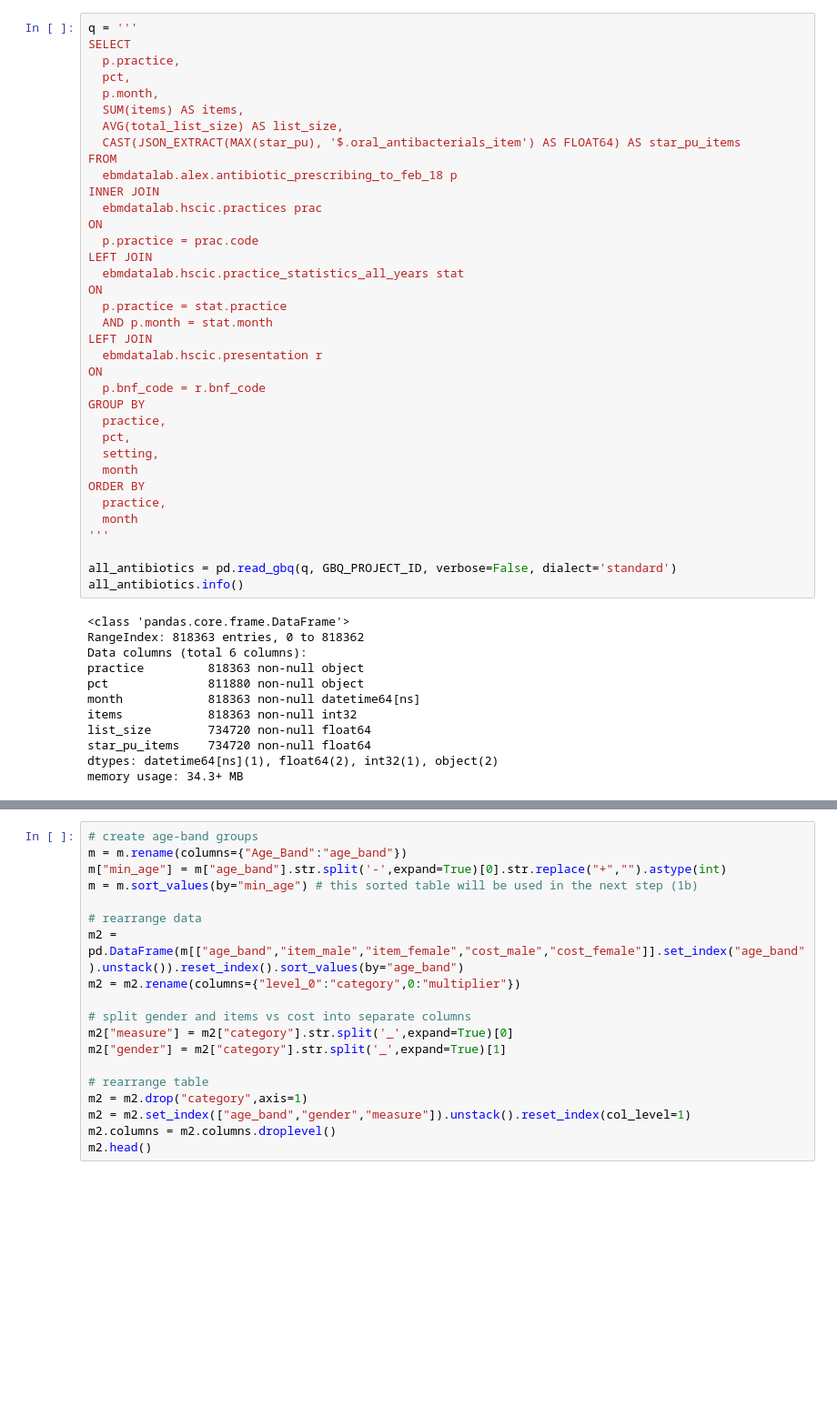
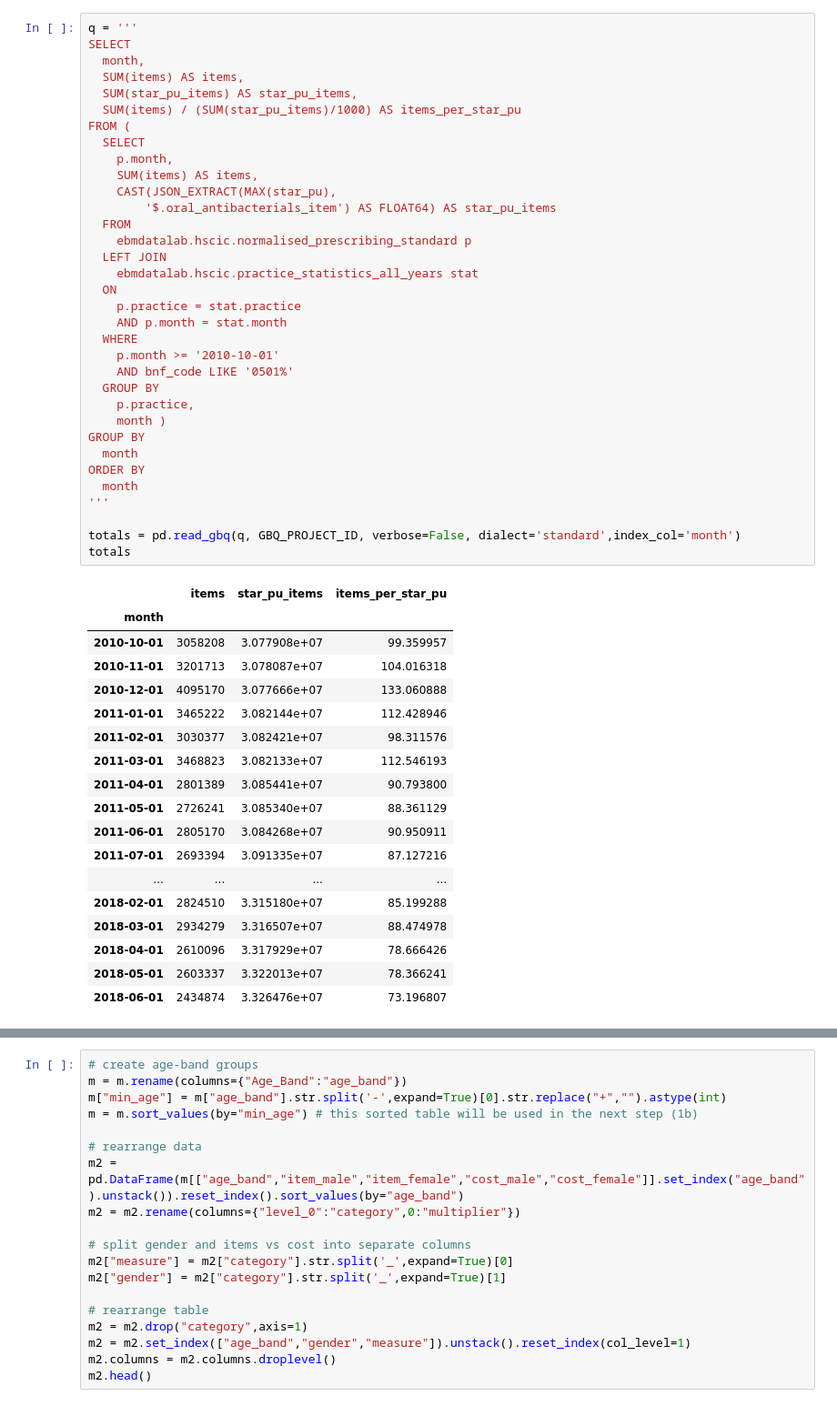
Before and after one commit to ebmdatalab/antibiotics_itsa, a Jupyter notebook: Antibiotics ITSA.ipynb, the cells around one changed output, grey strips where cells are left out. Shown at 91% size. Cells and saved outputs as stored; diff of their text form; blank space fills up the shorter version.

```diff
--- a/Antibiotics ITSA.ipynb
+++ b/Antibiotics ITSA.ipynb
@@ -14,48 +15,53 @@ from stldecompose import decompose
 # %%
 q = '''
 SELECT
-  p.practice,
-  pct,
-  p.month,
+  month,
   SUM(items) AS items,
-  AVG(total_list_size) AS list_size,
-  CAST(JSON_EXTRACT(MAX(star_pu), '$.oral_antibacterials_item') AS FLOAT64) AS star_pu_items
-FROM
-  ebmdatalab.alex.antibiotic_prescribing_to_feb_18 p
-INNER JOIN
-  ebmdatalab.hscic.practices prac
-ON
-  p.practice = prac.code
-LEFT JOIN
-  ebmdatalab.hscic.practice_statistics_all_years stat
-ON
-  p.practice = stat.practice
-  AND p.month = stat.month
-LEFT JOIN
-  ebmdatalab.hscic.presentation r
-ON
-  p.bnf_code = r.bnf_code
+  SUM(star_pu_items) AS star_pu_items,
+  SUM(items) / (SUM(star_pu_items)/1000) AS items_per_star_pu
+FROM (
+  SELECT
+    p.month,
+    SUM(items) AS items,
+    CAST(JSON_EXTRACT(MAX(star_pu),
+        '$.oral_antibacterials_item') AS FLOAT64) AS star_pu_items
+  FROM
+    ebmdatalab.hscic.normalised_prescribing_standard p
+  LEFT JOIN
+    ebmdatalab.hscic.practice_statistics_all_years stat
+  ON
+    p.practice = stat.practice
+    AND p.month = stat.month
+  WHERE
+    p.month >= '2010-10-01'
+    AND bnf_code LIKE '0501%'
+  GROUP BY
+    p.practice,
+    month )
 GROUP BY
-  practice,
-  pct,
-  setting,
   month
 ORDER BY
-  practice,
   month
 '''
 
-all_antibiotics = pd.read_gbq(q, GBQ_PROJECT_ID, verbose=False, dialect='standard')
-all_antibiotics.info()
+totals = pd.read_gbq(q, GBQ_PROJECT_ID, verbose=False, dialect='standard',index_col='month')
+totals
 # %% [output]
-<class 'pandas.core.frame.DataFrame'>
-RangeIndex: 818363 entries, 0 to 818362
-Data columns (total 6 columns):
-practice         818363 non-null object
-pct              811880 non-null object
-month            818363 non-null datetime64[ns]
-items            818363 non-null int32
-list_size        734720 non-null float64
-star_pu_items    734720 non-null float64
-dtypes: datetime64[ns](1), float64(2), int32(1), object(2)
-memory usage: 34.3+ MB
+|  | items | star_pu_items | items_per_star_pu |
+| month |  |  |  |
+| 2010-10-01 | 3058208 | 3.077908e+07 | 99.359957 |
+| 2010-11-01 | 3201713 | 3.078087e+07 | 104.016318 |
+| 2010-12-01 | 4095170 | 3.077666e+07 | 133.060888 |
+| 2011-01-01 | 3465222 | 3.082144e+07 | 112.428946 |
+| 2011-02-01 | 3030377 | 3.082421e+07 | 98.311576 |
+| 2011-03-01 | 3468823 | 3.082133e+07 | 112.546193 |
+| 2011-04-01 | 2801389 | 3.085441e+07 | 90.793800 |
+| 2011-05-01 | 2726241 | 3.085340e+07 | 88.361129 |
+| 2011-06-01 | 2805170 | 3.084268e+07 | 90.950911 |
+| 2011-07-01 | 2693394 | 3.091335e+07 | 87.127216 |
+| ... | ... | ... | ... |
+| 2018-02-01 | 2824510 | 3.315180e+07 | 85.199288 |
+| 2018-03-01 | 2934279 | 3.316507e+07 | 88.474978 |
+| 2018-04-01 | 2610096 | 3.317929e+07 | 78.666426 |
+| 2018-05-01 | 2603337 | 3.322013e+07 | 78.366241 |
+| 2018-06-01 | 2434874 | 3.326476e+07 | 73.196807 |
```
Also changed, not shown: parts of 22 cells of this notebook, 8 other files.
